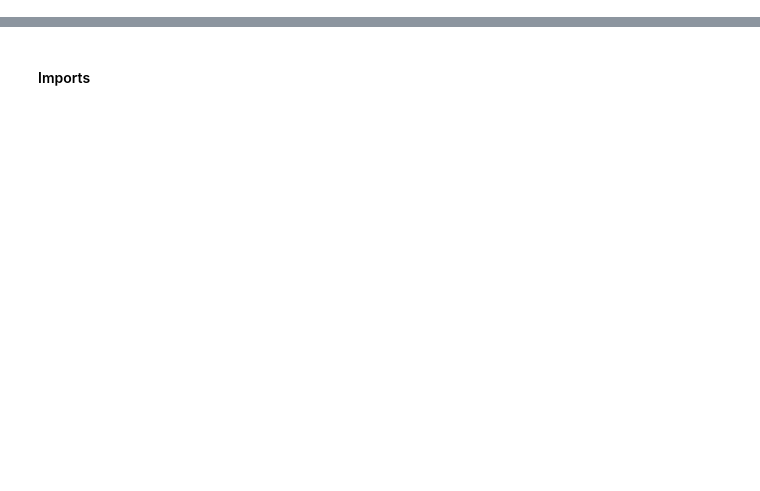
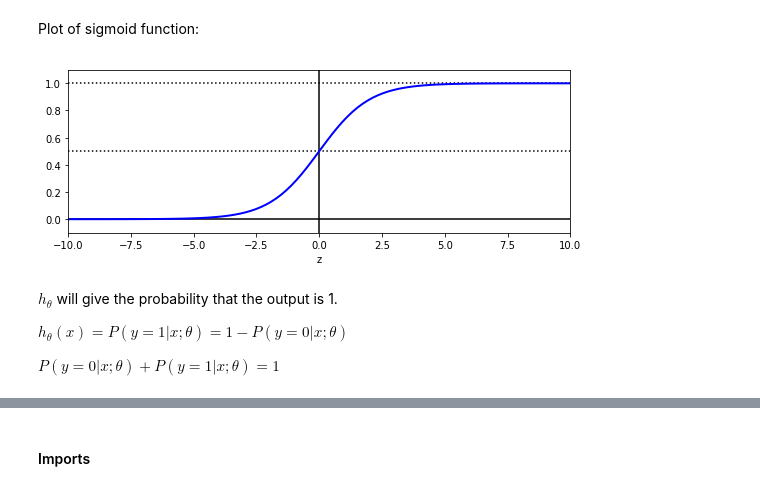
Before and after one commit to susilvaalmeida/machine-learning-andrew-ng, a Jupyter notebook: Logistic Regression.ipynb, the cells around one changed output, grey strips where cells are left out. Saved outputs shown, nothing was run; the diff lists cells and outputs as text; code cells hidden in the pictures; blank space fills up the shorter version.

```diff
--- a/Logistic Regression.ipynb
+++ b/Logistic Regression.ipynb
@@ -3,0 +19,29 @@ This notebook has some experiments of the Logistic Regression methods implemente
+# %%
+import numpy as np
+def sigmoid(z):
+    z = np.array(z)
+    return 1 / (1+np.exp(-z))
+# %% [markdown]
+Plot of sigmoid function:
+# %%
+import matplotlib.pyplot as plt
+%matplotlib inline
+z = np.linspace(-10, 10, 100)
+sig = sigmoid(z)
+plt.figure(figsize=(9, 3))
+plt.plot([-10, 10], [0, 0], "k-")
+plt.plot([-10, 10], [0.5, 0.5], "k:")
+plt.plot([-10, 10], [1, 1], "k:")
+plt.plot([0, 0], [-1.1, 1.1], "k-")
+plt.plot(z, sig, "b-", linewidth=2)
+plt.xlabel("z")
+plt.axis([-10, 10, -0.1, 1.1])
+plt.show()
+# %% [output]
+[figure, added]
+# %% [markdown]
+$h_\theta$ will give the probability that the output is 1.
+
+$h_\theta(x) = P(y=1|x;\theta)= 1-P(y=0|x;\theta)$
+
+$P(y=0|x;\theta) + P(y=1|x;\theta) = 1$
```
Also changed, not shown: parts of 68 cells of this notebook, 1 other file.
